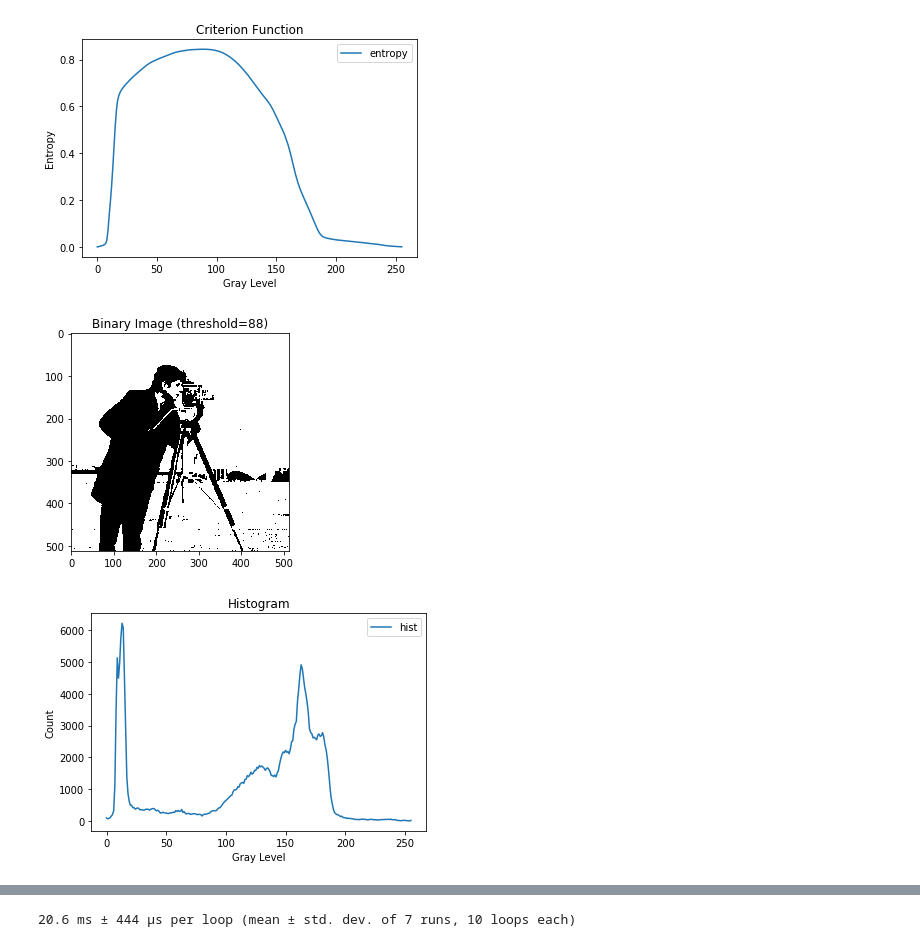
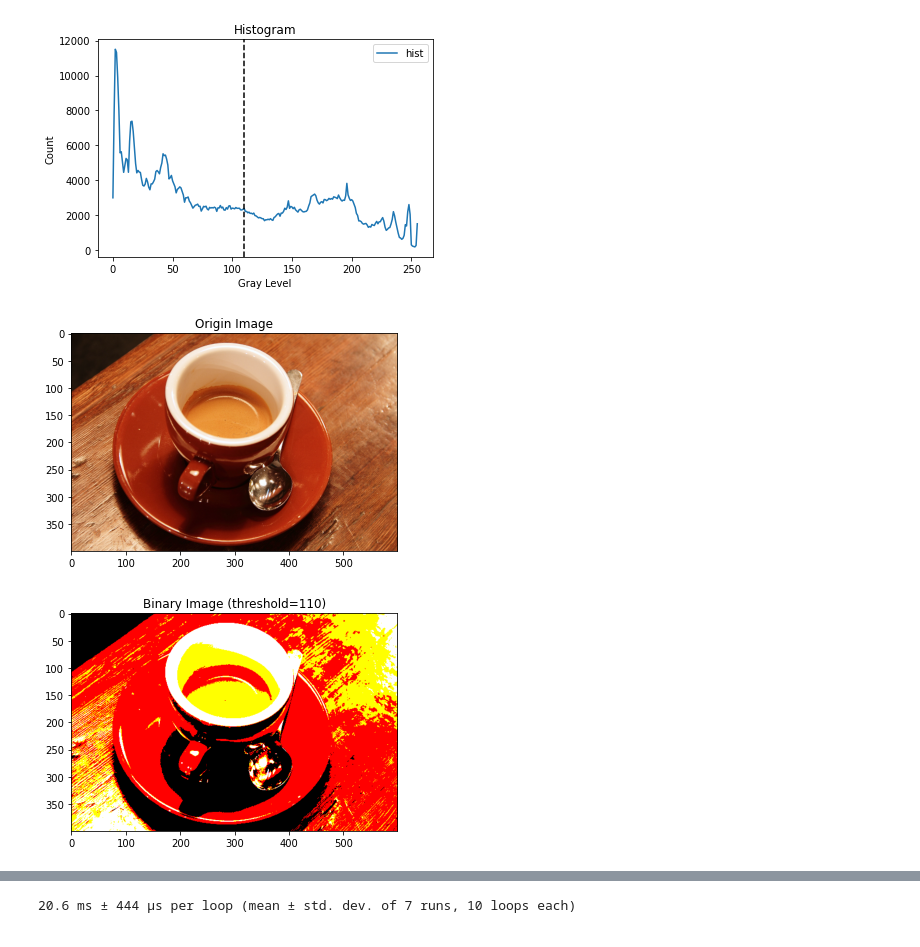
Before and after one commit to Tsinglung-Tseng/BMImageProcessing, a Jupyter notebook: Binary.ipynb, the cells around one changed output, grey strips where cells are left out. Saved outputs shown, nothing was run; the diff lists cells and outputs as text; code cells hidden in the pictures.

```diff
--- a/Binary.ipynb
+++ b/Binary.ipynb
@@ -5,7 +5,7 @@ from skimage import data, filters
 import sys
 from binary import Otsu, Entropy
 # %%
-camera = data.camera()
+camera = data.coffee()
 plt.imshow(camera, cmap='gray')
 # %% [output]
 <matplotlib.image.AxesImage at 0x...>
@@ -16,12 +24,6 @@ c_en = Entropy(camera)
 # %%
-c_ot.plot_criterion_function()
+c_ot()
 # %% [output]
-[figure, old version]
+[figure, new version]
+[figure, added]
+[figure, added]
-# %%
-c_ot.show_binary_image()
-# %% [output]
-[figure, removed]
-# %%
-c_ot.plot_hist()
-# %% [output]
-[figure, removed]
```
Also changed, not shown: parts of 6 cells of this notebook, 7 other files.
